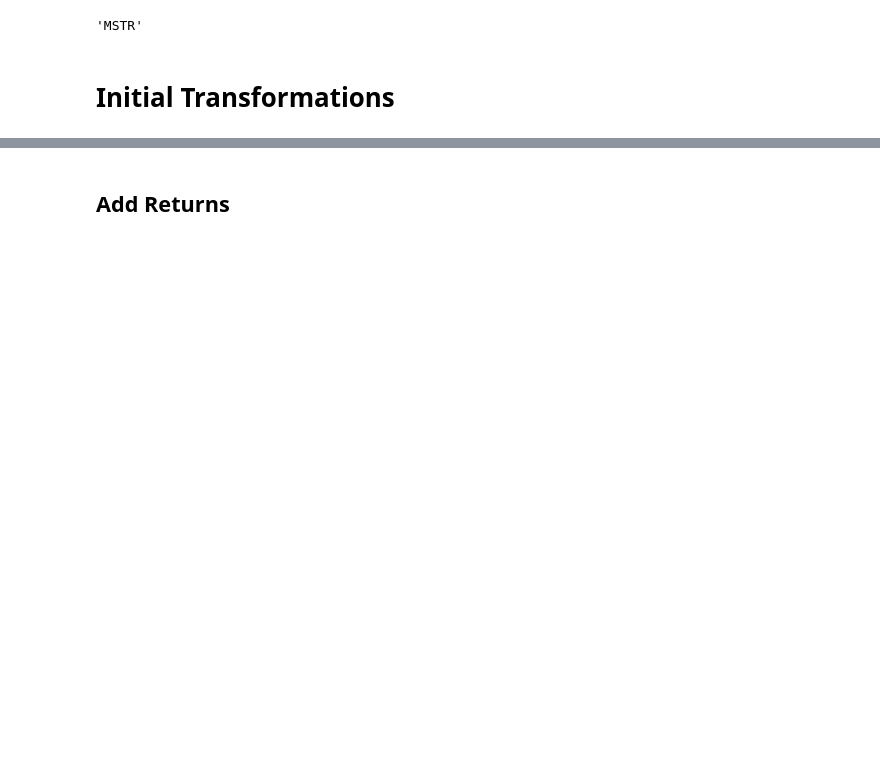
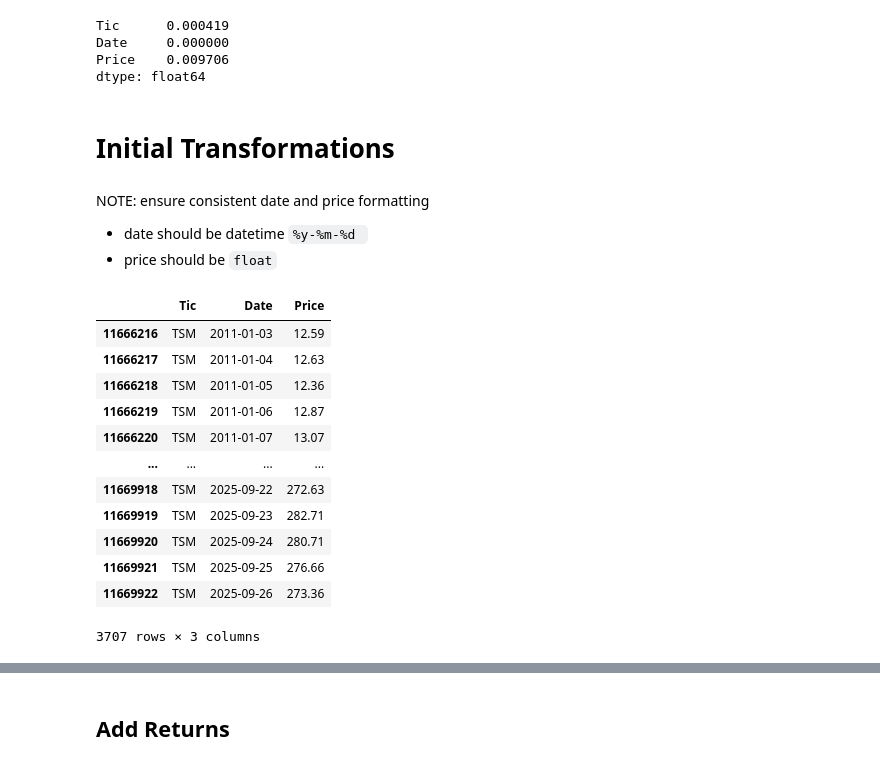
Before and after one commit to ianlai2/MSTR-Options-Research-SwIRL, a Jupyter notebook: options_return_exploration.ipynb, the cells around one changed output, grey strips where cells are left out. Cells and saved outputs as stored; diff of their text form; code cells hidden in the pictures; blank space fills up the shorter version.

```diff
--- a/options_return_exploration.ipynb
+++ b/options_return_exploration.ipynb
@@ -17,6 +39,29 @@ df_base.head()
 # %%
-df_base['Symbol'].iloc[0][:4]
+df_base.isna().sum()/len(df_base)
 # %% [output]
-'MSTR'
+Tic      0.000419
+Date     0.000000
+Price    0.009706
+dtype: float64
 # %% [markdown]
 # Initial Transformations
+# %% [markdown]
+NOTE: ensure consistent date and price formatting
+- date should be datetime `%y-%m-%d `
+- price should be `float`
+# %%
+df_base[df_base['Tic'] == 'TSM']
+# %% [output]
+|  | Tic | Date | Price |
+| 11666216 | TSM | 2011-01-03 | 12.59 |
+| 11666217 | TSM | 2011-01-04 | 12.63 |
+| 11666218 | TSM | 2011-01-05 | 12.36 |
+| 11666219 | TSM | 2011-01-06 | 12.87 |
+| 11666220 | TSM | 2011-01-07 | 13.07 |
+| ... | ... | ... | ... |
+| 11669918 | TSM | 2025-09-22 | 272.63 |
+| 11669919 | TSM | 2025-09-23 | 282.71 |
+| 11669920 | TSM | 2025-09-24 | 280.71 |
+| 11669921 | TSM | 2025-09-25 | 276.66 |
+| 11669922 | TSM | 2025-09-26 | 273.36 |
+3707 rows × 3 columns
```
Also changed, not shown: parts of 24 cells of this notebook, 9 other files.
